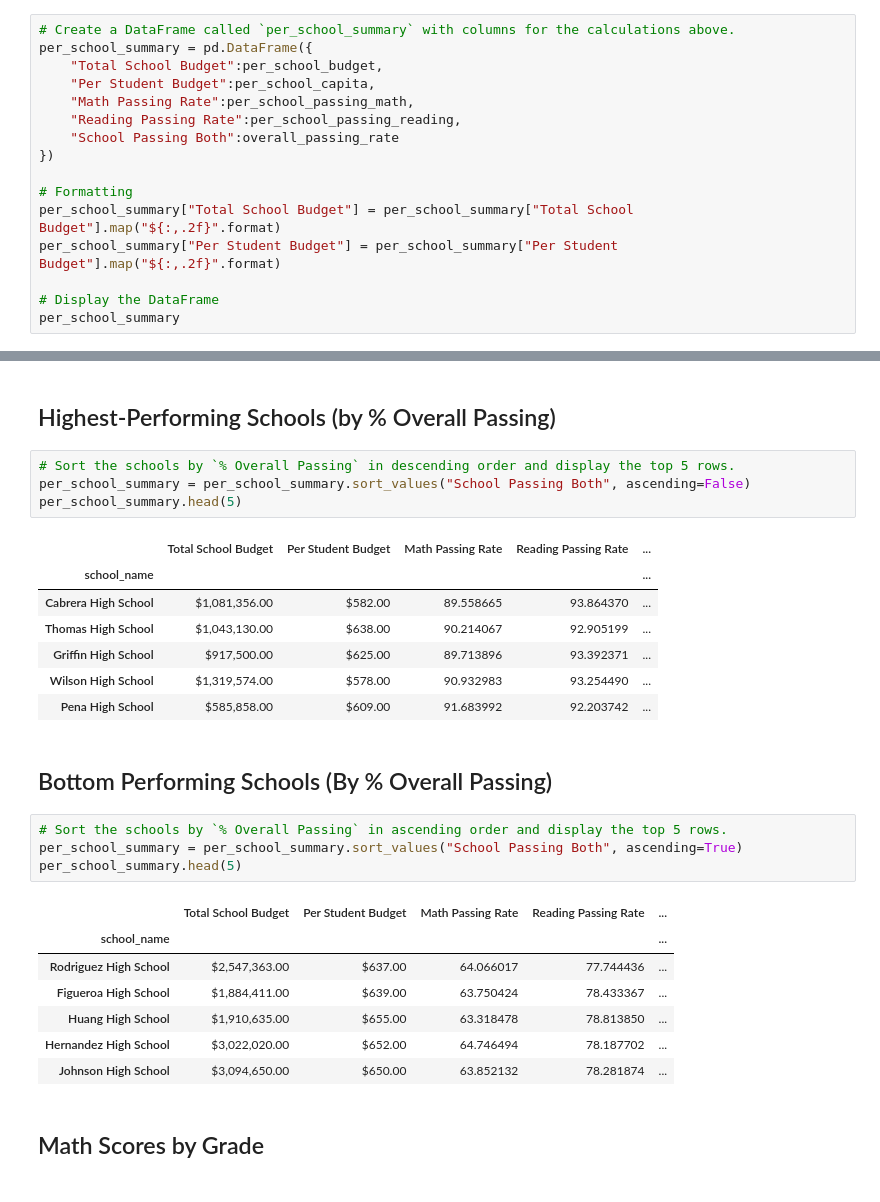
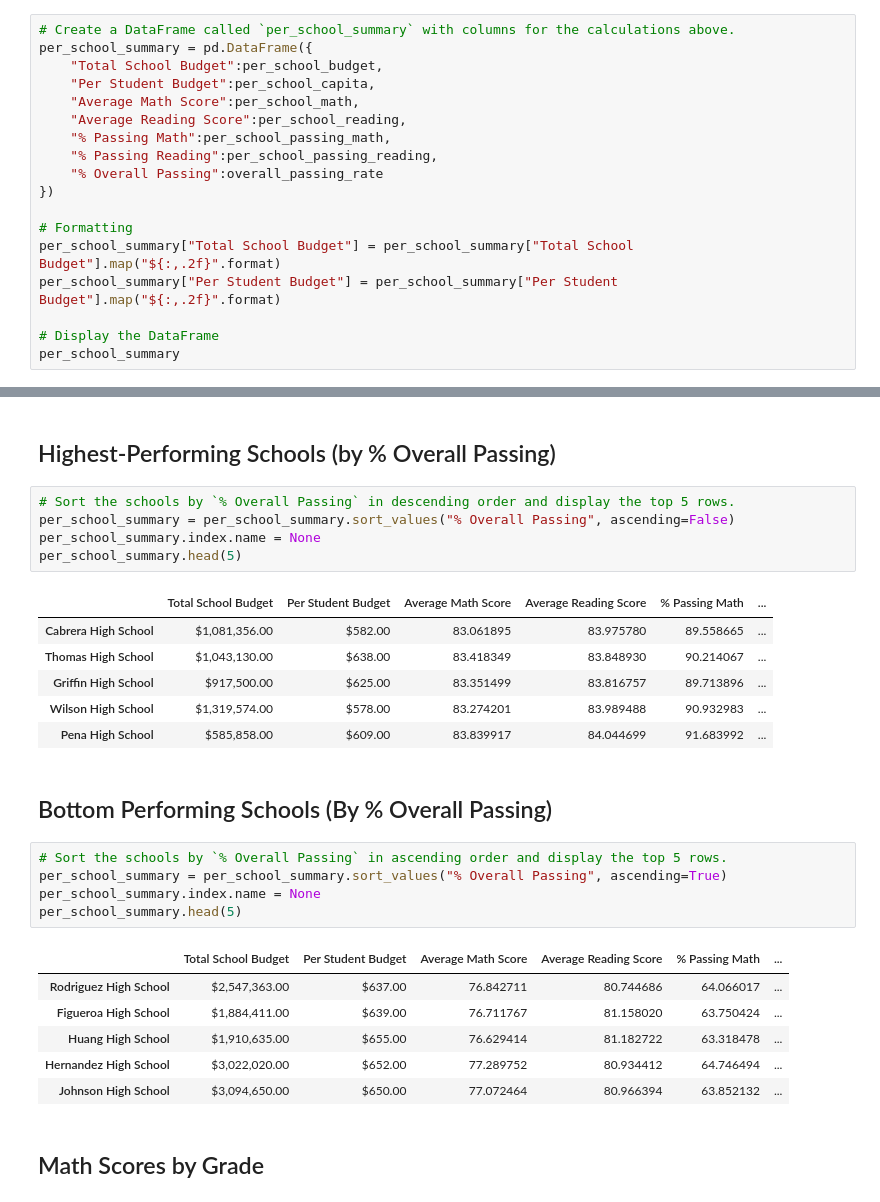
Before and after one commit to ShoaibFarooqui/pandas-challenge, a Jupyter notebook: PyCitySchools/PyCitySchools/PyCitySchools_starter.ipynb, the cells around one changed output, grey strips where cells are left out. Drawn from its saved outputs; the diff is of its cells as text.

```diff
--- a/PyCitySchools/PyCitySchools/PyCitySchools_starter.ipynb
+++ b/PyCitySchools/PyCitySchools/PyCitySchools_starter.ipynb
@@ -246,9 +246,11 @@ dtype: float64
 per_school_summary = pd.DataFrame({
     "Total School Budget":per_school_budget,
     "Per Student Budget":per_school_capita,
-    "Math Passing Rate":per_school_passing_math,
-    "Reading Passing Rate":per_school_passing_reading,
-    "School Passing Both":overall_passing_rate
+    "Average Math Score":per_school_math,
+    "Average Reading Score":per_school_reading,
+    "% Passing Math":per_school_passing_math,
+    "% Passing Reading":per_school_passing_reading,
+    "% Overall Passing":overall_passing_rate
 })
 
 # Formatting
@@ -279,30 +281,30 @@ per_school_summary
 ## Highest-Performing Schools (by % Overall Passing)
 # %%
 # Sort the schools by `% Overall Passing` in descending order and display the top 5 rows.
-per_school_summary = per_school_summary.sort_values("School Passing Both", ascending=False)
+per_school_summary = per_school_summary.sort_values("% Overall Passing", ascending=False)
+per_school_summary.index.name = None
 per_school_summary.head(5)
 # %% [output]
-|  | Total School Budget | Per Student Budget | Math Passing Rate | Reading Passing Rate | ... |
-| school_name |  |  |  |  | ... |
-| Cabrera High School | $1,081,356.00 | $582.00 | 89.558665 | 93.864370 | ... |
-| Thomas High School | $1,043,130.00 | $638.00 | 90.214067 | 92.905199 | ... |
-| Griffin High School | $917,500.00 | $625.00 | 89.713896 | 93.392371 | ... |
-| Wilson High School | $1,319,574.00 | $578.00 | 90.932983 | 93.254490 | ... |
-| Pena High School | $585,858.00 | $609.00 | 91.683992 | 92.203742 | ... |
+|  | Total School Budget | Per Student Budget | Average Math Score | Average Reading Score | % Passing Math | ... |
+| Cabrera High School | $1,081,356.00 | $582.00 | 83.061895 | 83.975780 | 89.558665 | ... |
+| Thomas High School | $1,043,130.00 | $638.00 | 83.418349 | 83.848930 | 90.214067 | ... |
+| Griffin High School | $917,500.00 | $625.00 | 83.351499 | 83.816757 | 89.713896 | ... |
+| Wilson High School | $1,319,574.00 | $578.00 | 83.274201 | 83.989488 | 90.932983 | ... |
+| Pena High School | $585,858.00 | $609.00 | 83.839917 | 84.044699 | 91.683992 | ... |
 # %% [markdown]
 ## Bottom Performing Schools (By % Overall Passing)
 # %%
 # Sort the schools by `% Overall Passing` in ascending order and display the top 5 rows.
-per_school_summary = per_school_summary.sort_values("School Passing Both", ascending=True)
+per_school_summary = per_school_summary.sort_values("% Overall Passing", ascending=True)
+per_school_summary.index.name = None
 per_school_summary.head(5)
 # %% [output]
-|  | Total School Budget | Per Student Budget | Math Passing Rate | Reading Passing Rate | ... |
-| school_name |  |  |  |  | ... |
-| Rodriguez High School | $2,547,363.00 | $637.00 | 64.066017 | 77.744436 | ... |
-| Figueroa High School | $1,884,411.00 | $639.00 | 63.750424 | 78.433367 | ... |
-| Huang High School | $1,910,635.00 | $655.00 | 63.318478 | 78.813850 | ... |
-| Hernandez High School | $3,022,020.00 | $652.00 | 64.746494 | 78.187702 | ... |
-| Johnson High School | $3,094,650.00 | $650.00 | 63.852132 | 78.281874 | ... |
+|  | Total School Budget | Per Student Budget | Average Math Score | Average Reading Score | % Passing Math | ... |
+| Rodriguez High School | $2,547,363.00 | $637.00 | 76.842711 | 80.744686 | 64.066017 | ... |
+| Figueroa High School | $1,884,411.00 | $639.00 | 76.711767 | 81.158020 | 63.750424 | ... |
+| Huang High School | $1,910,635.00 | $655.00 | 76.629414 | 81.182722 | 63.318478 | ... |
+| Hernandez High School | $3,022,020.00 | $652.00 | 77.289752 | 80.934412 | 64.746494 | ... |
+| Johnson High School | $3,094,650.00 | $650.00 | 77.072464 | 80.966394 | 63.852132 | ... |
 # %% [markdown]
 ## Math Scores by Grade
 # %%
```
Also changed, not shown: parts of 5 cells of this notebook.
